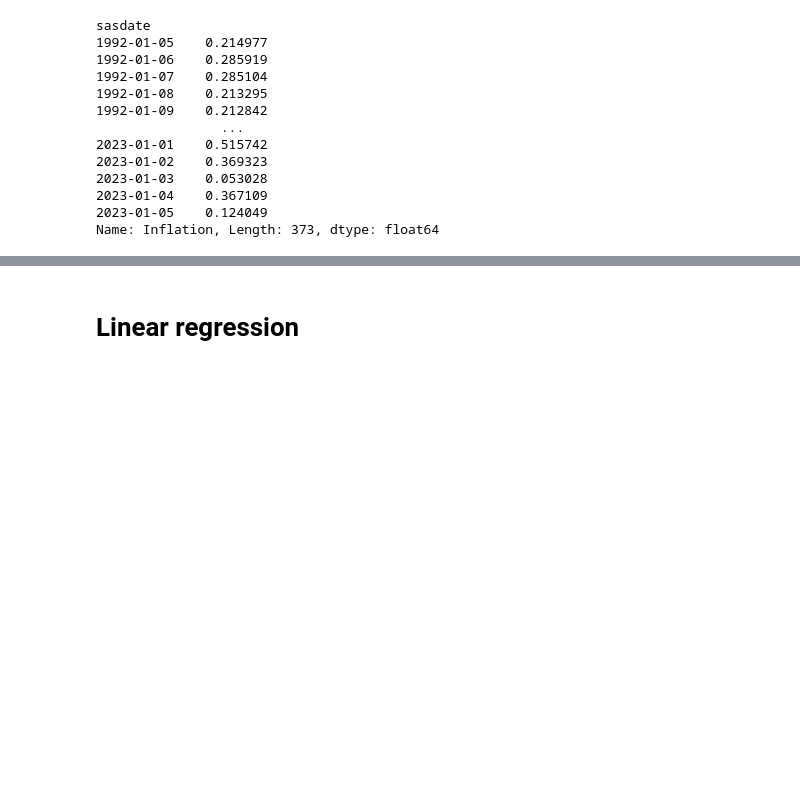
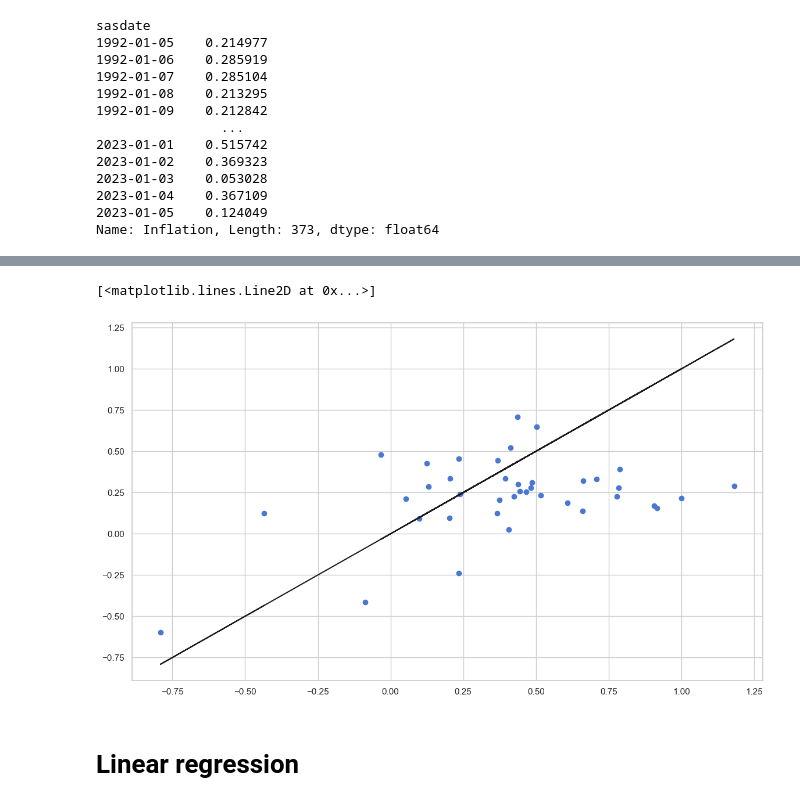
Before and after one commit to inflamcucum/ECON4305-group-project-team7, a Jupyter notebook: Regression + regularization.ipynb, the cells around one changed output, grey strips where cells are left out. Cells and saved outputs as stored; diff of their text form; code cells hidden in the pictures; blank space fills up the shorter version.

```diff
--- a/Regression + regularization.ipynb
+++ b/Regression + regularization.ipynb
@@ -79,0 +270,10 @@ Name: Inflation, Length: 373, dtype: float64
+# %%
+# Pipeline
+
+# Steps
+steps_final = [('scaler', StandardScaler(copy=True, with_mean=True, with_std=True)),
+               ('pca', PCA(n_components = 13, random_state=1)),
+               ('ols', LinearRegression())
+              ]
+
+pipeline_final = Pipeline(steps_final)
@@ -80,3 +341,9 @@ Name: Inflation, Length: 373, dtype: float64
+# %%
+plt.scatter(y_test_list, y_pred_list)
+plt.plot(y_test_list, y_test_list,'k-') # identity line
+# %% [output]
+[<matplotlib.lines.Line2D at 0x...>]
+[figure, added]
 # %%
 X_train, X_test, y_train, y_test = train_test_split(X, y, test_size=0.2, random_state=1)
 # %%
```
Also changed, not shown: parts of 18 cells of this notebook.
